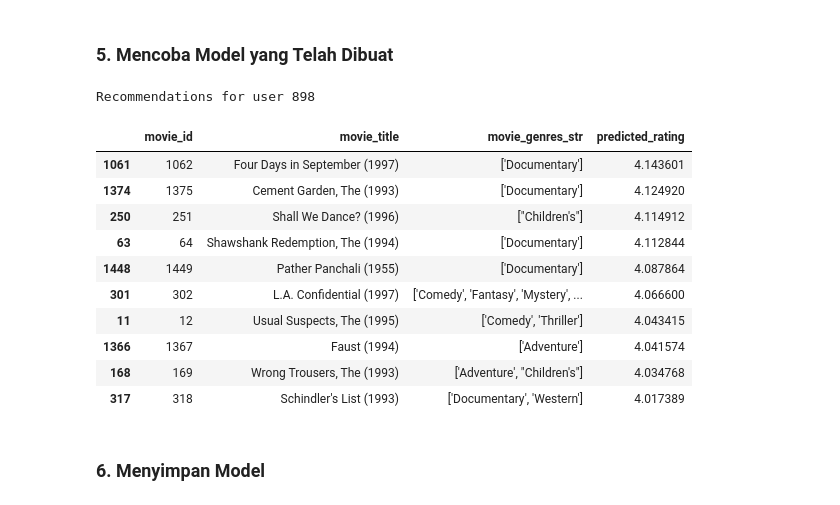
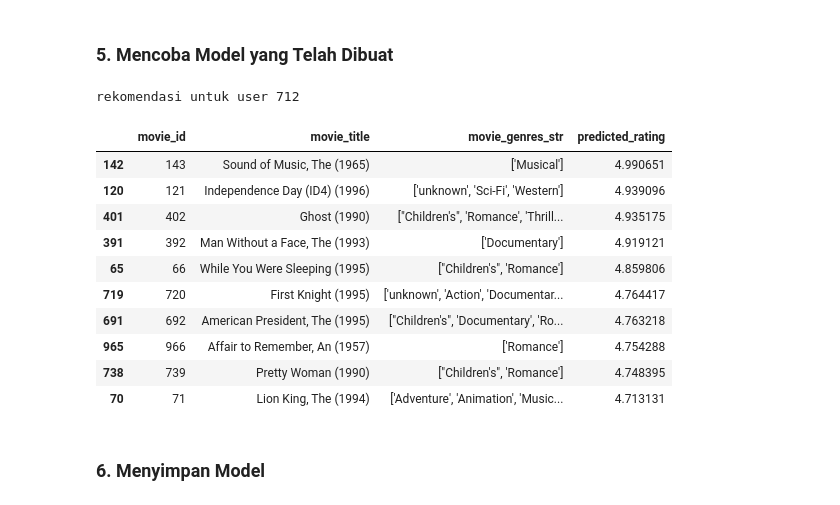
Before and after one commit to GilangAgungS/Film-Recommendation-Tensor, a Jupyter notebook: sistem_rekomendasi_film.ipynb, the cells around one changed output. Saved outputs shown, nothing was run; the diff lists cells and outputs as text; code cells hidden in the pictures.

```diff
--- a/sistem_rekomendasi_film.ipynb
+++ b/sistem_rekomendasi_film.ipynb
@@ -212,34 +238,31 @@ model.evaluate([data_test.movie_id, data_test.user_id], data_test.user_rating)
 # %% [markdown]
 ### 5. Mencoba Model yang Telah Dibuat
 # %%
-import numpy as np
-import matplotlib.pyplot as plt
-
 def get_recommendations(user_id, movies, model):
   movies = movies.copy()
   user_ids = np.array([user_id] * len(movies))
-  results = model([movies.movie_id.values, user_ids]).numpy().reshape(-1)
+  results = model([movies['movie_id'].values, user_ids]).numpy().reshape(-1)
 
   movies['predicted_rating'] = pd.Series(results)
   movies = movies.sort_values('predicted_rating', ascending=False)
 
-  print(f'Recommendations for user {user_id}')
+  print(f'rekomendasi untuk user {user_id}')
   return movies
 
-get_recommendations(898, movies, model).head(10)
+get_recommendations(712, movies, model).head(10)
 # %% [output]
-Recommendations for user 898
+rekomendasi untuk user 712
 |  | movie_id | movie_title | movie_genres_str | predicted_rating |
-| 1061 | 1062 | Four Days in September (1997) | ['Documentary'] | 4.143601 |
-| 1374 | 1375 | Cement Garden, The (1993) | ['Documentary'] | 4.124920 |
-| 250 | 251 | Shall We Dance? (1996) | ["Children's"] | 4.114912 |
-| 63 | 64 | Shawshank Redemption, The (1994) | ['Documentary'] | 4.112844 |
-| 1448 | 1449 | Pather Panchali (1955) | ['Documentary'] | 4.087864 |
-| 301 | 302 | L.A. Confidential (1997) | ['Comedy', 'Fantasy', 'Mystery', ... | 4.066600 |
-| 11 | 12 | Usual Suspects, The (1995) | ['Comedy', 'Thriller'] | 4.043415 |
-| 1366 | 1367 | Faust (1994) | ['Adventure'] | 4.041574 |
-| 168 | 169 | Wrong Trousers, The (1993) | ['Adventure', "Children's"] | 4.034768 |
-| 317 | 318 | Schindler's List (1993) | ['Documentary', 'Western'] | 4.017389 |
+| 142 | 143 | Sound of Music, The (1965) | ['Musical'] | 4.990651 |
+| 120 | 121 | Independence Day (ID4) (1996) | ['unknown', 'Sci-Fi', 'Western'] | 4.939096 |
+| 401 | 402 | Ghost (1990) | ["Children's", 'Romance', 'Thrill... | 4.935175 |
+| 391 | 392 | Man Without a Face, The (1993) | ['Documentary'] | 4.919121 |
+| 65 | 66 | While You Were Sleeping (1995) | ["Children's", 'Romance'] | 4.859806 |
+| 719 | 720 | First Knight (1995) | ['unknown', 'Action', 'Documentar... | 4.764417 |
+| 691 | 692 | American President, The (1995) | ["Children's", 'Documentary', 'Ro... | 4.763218 |
+| 965 | 966 | Affair to Remember, An (1957) | ['Romance'] | 4.754288 |
+| 738 | 739 | Pretty Woman (1990) | ["Children's", 'Romance'] | 4.748395 |
+| 70 | 71 | Lion King, The (1994) | ['Adventure', 'Animation', 'Music... | 4.713131 |
 # %% [markdown]
 ### 6. Menyimpan Model
 # %% [markdown]
```
Also changed, not shown: parts of 10 cells of this notebook.
